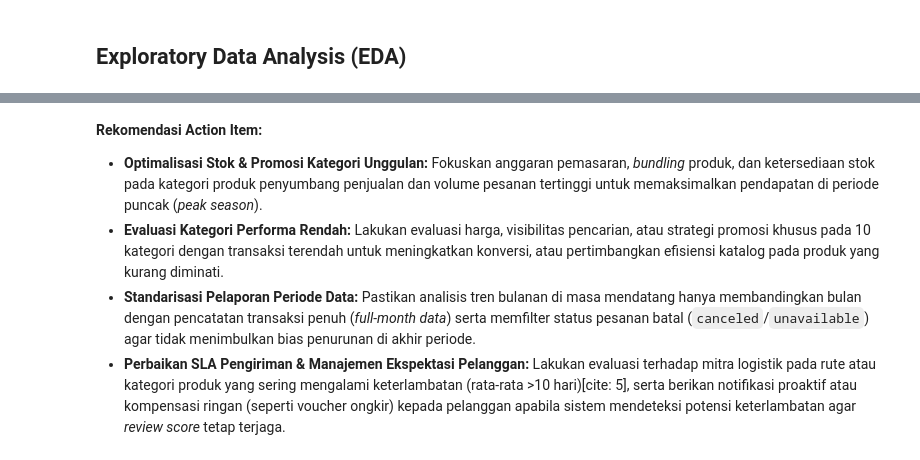
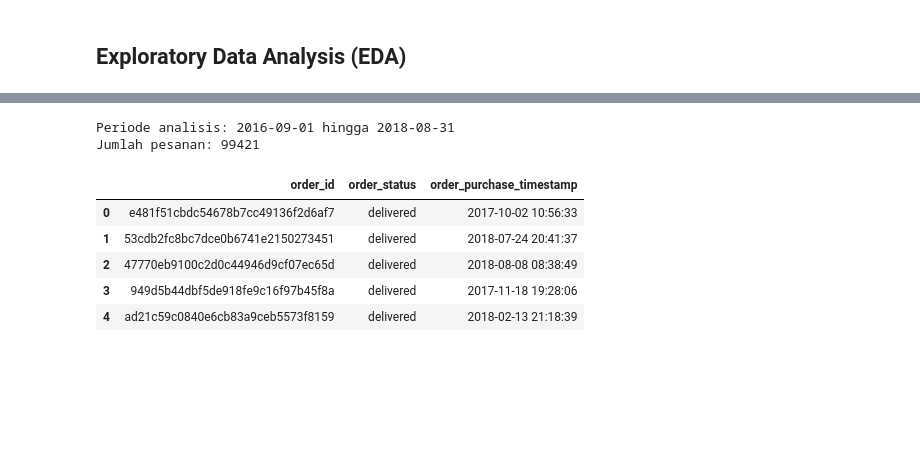
Before and after one commit to NABIILLL/analisis-olist, a Jupyter notebook: Proyek_Analisis_E_Commerce.ipynb, the cells around one changed output, grey strips where cells are left out. Cells and saved outputs as stored; diff of their text form; code cells hidden in the pictures; blank space fills up the shorter version.

```diff
--- a/Proyek_Analisis_E_Commerce.ipynb
+++ b/Proyek_Analisis_E_Commerce.ipynb
@@ -308,26 +147,0 @@ PRODUCTS
-# %%
-# Mengubah kolom tanggal menjadi datetime
-orders_df['order_purchase_timestamp'] = pd.to_datetime(
-    orders_df['order_purchase_timestamp']
-)
-
-# Mengambil data periode September 2016 - Oktober 2018
-orders_period = orders_df[
-    (orders_df['order_purchase_timestamp'] >= '2016-09-01') &
-    (orders_df['order_purchase_timestamp'] <= '2018-10-31')
-].copy()
-
-# Mengelompokkan jumlah pesanan berdasarkan bulan
-monthly_orders = (
-    orders_period
-    .set_index('order_purchase_timestamp')
-    .resample('MS')['order_id']
-    .nunique()
-    .reset_index()
-)
-
-# Mengubah nama kolom
-monthly_orders.columns = ['month', 'total_orders']
-
-# Menampilkan hasil
-display(monthly_orders)
@@ -796,6 +148,17 @@ Name: average_review, dtype: float64
-# %% [markdown]
-**Rekomendasi Action Item:**
-* **Optimalisasi Stok & Promosi Kategori Unggulan:** Fokuskan anggaran pemasaran, *bundling* produk, dan ketersediaan stok pada kategori produk penyumbang penjualan dan volume pesanan tertinggi untuk memaksimalkan pendapatan di periode puncak (*peak season*).
-* **Evaluasi Kategori Performa Rendah:** Lakukan evaluasi harga, visibilitas pencarian, atau strategi promosi khusus pada 10 kategori dengan transaksi terendah untuk meningkatkan konversi, atau pertimbangkan efisiensi katalog pada produk yang kurang diminati.
-* **Standarisasi Pelaporan Periode Data:** Pastikan analisis tren bulanan di masa mendatang hanya membandingkan bulan dengan pencatatan transaksi penuh (*full-month data*) serta memfilter status pesanan batal (`canceled`/`unavailable`) agar tidak menimbulkan bias penurunan di akhir periode.
-* **Perbaikan SLA Pengiriman & Manajemen Ekspektasi Pelanggan:** Lakukan evaluasi terhadap mitra logistik pada rute atau kategori produk yang sering mengalami keterlambatan (rata-rata >10 hari)[cite: 5], serta berikan notifikasi proaktif atau kompensasi ringan (seperti voucher ongkir) kepada pelanggan apabila sistem mendeteksi potensi keterlambatan agar *review score* tetap terjaga.
+# %%
+PERIOD_START = pd.Timestamp("2016-09-01")
+PERIOD_END = pd.Timestamp("2018-08-31 23:59:59")
+orders_period = orders_df[orders_df["order_purchase_timestamp"].between(PERIOD_START, PERIOD_END)].copy()
+period_order_ids = set(orders_period["order_id"])
+print("Periode analisis:", PERIOD_START.date(), "hingga", PERIOD_END.date())
+print("Jumlah pesanan:", orders_period["order_id"].nunique())
+display(orders_period[["order_id", "order_status", "order_purchase_timestamp"]].head())
+# %% [output]
+Periode analisis: 2016-09-01 hingga 2018-08-31
+Jumlah pesanan: 99421
+|  | order_id | order_status | order_purchase_timestamp |
+| 0 | e481f51cbdc54678b7cc49136f2d6af7 | delivered | 2017-10-02 10:56:33 |
+| 1 | 53cdb2fc8bc7dce0b6741e2150273451 | delivered | 2018-07-24 20:41:37 |
+| 2 | 47770eb9100c2d0c44946d9cf07ec65d | delivered | 2018-08-08 08:38:49 |
+| 3 | 949d5b44dbf5de918fe9c16f97b45f8a | delivered | 2017-11-18 19:28:06 |
+| 4 | ad21c59c0840e6cb83a9ceb5573f8159 | delivered | 2018-02-13 21:18:39 |
```
Also changed, not shown: parts of 65 cells of this notebook, 1 other file.
